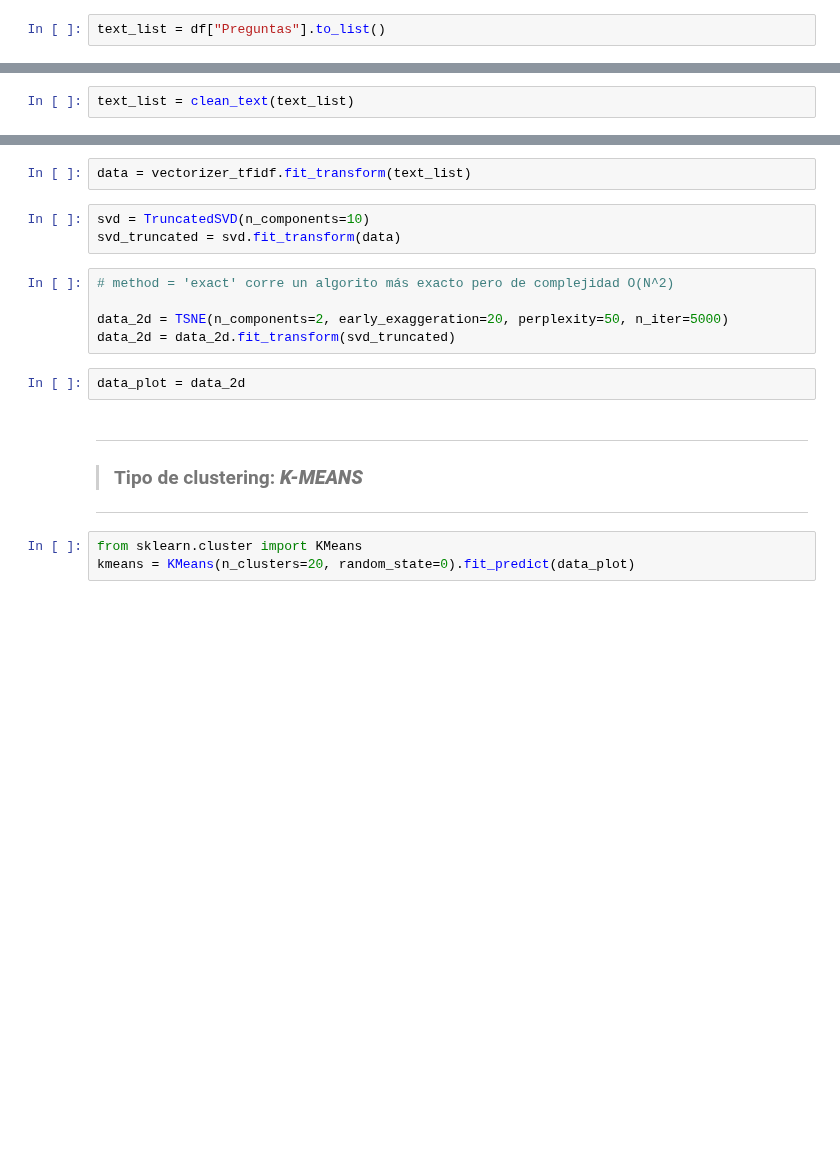
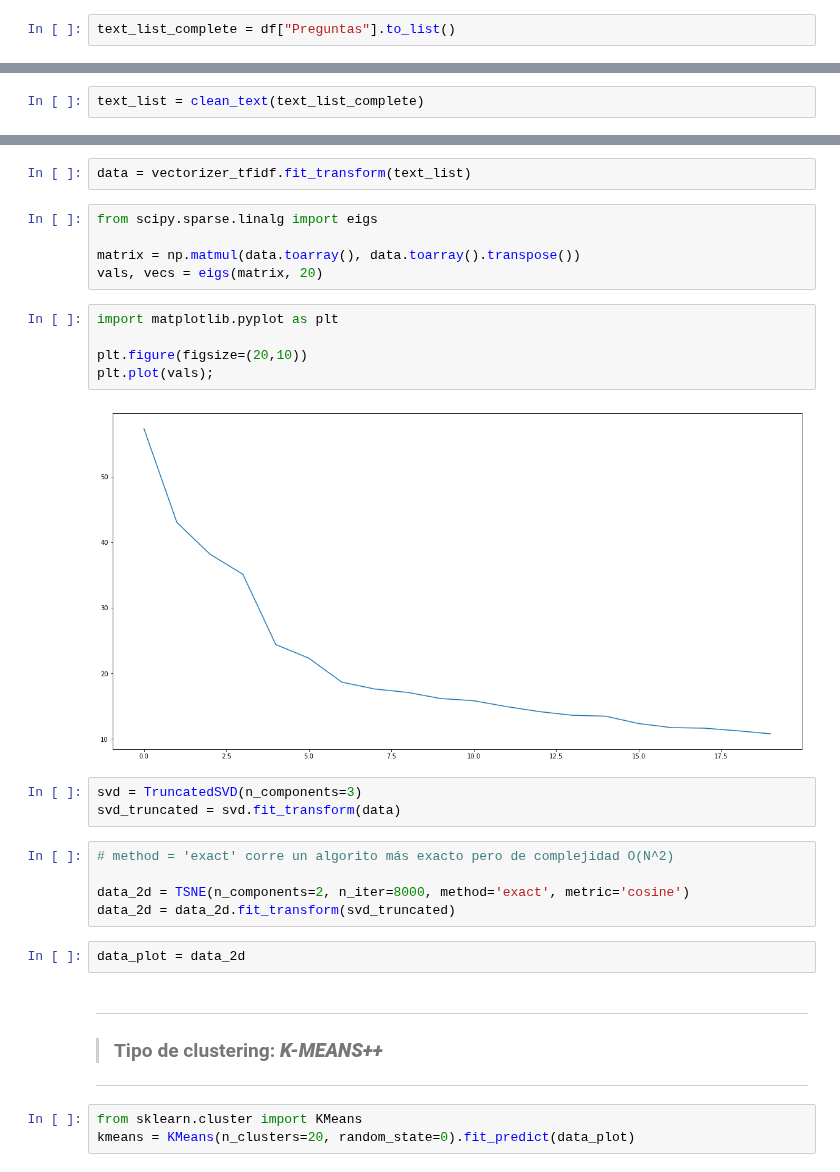
Before and after one commit to Nicobugliot/Clustering, a Jupyter notebook: clustering_cognitiva.ipynb, the cells around one changed output, grey strips where cells are left out. Saved outputs shown, nothing was run; the diff lists cells and outputs as text; blank space fills up the shorter version.

```diff
--- a/clustering_cognitiva.ipynb
+++ b/clustering_cognitiva.ipynb
@@ -7,4 +9,4 @@ from sklearn.decomposition import TruncatedSVD
 # %%
 df = pd.read_csv("logs_limpios.csv")
 # %%
-text_list = df["Preguntas"].to_list()
+text_list_complete = df["Preguntas"].to_list()
@@ -28,7 +72,7 @@ def clean_text(text_list):
         text_list[i] = text
     return text_list
 # %%
-text_list = clean_text(text_list)
+text_list = clean_text(text_list_complete)
 # %% [markdown]
 ---
 > ### 2: ***Vectorizar el texto utilizando Tf-idf (TfidfVectorizer) o BOW (CountVectorizer)***
@@ -40,19 +84,31 @@ vectorizer_tfidf = TfidfVectorizer()
 vectorizer_bow = CountVectorizer()
 # %%
 data = vectorizer_tfidf.fit_transform(text_list)
+# %%
+from scipy.sparse.linalg import eigs
+
+matrix = np.matmul(data.toarray(), data.toarray().transpose())
+vals, vecs = eigs(matrix, 20)
+# %%
+import matplotlib.pyplot as plt
+
+plt.figure(figsize=(20,10))
+plt.plot(vals);
+# %% [output]
+[figure, added]
 # %%
-svd = TruncatedSVD(n_components=10)
+svd = TruncatedSVD(n_components=3)
 svd_truncated = svd.fit_transform(data)
 # %%
 # method = 'exact' corre un algorito más exacto pero de complejidad O(N^2)
 
-data_2d = TSNE(n_components=2, early_exaggeration=20, perplexity=50, n_iter=5000)
+data_2d = TSNE(n_components=2, n_iter=8000, method='exact', metric='cosine')
 data_2d = data_2d.fit_transform(svd_truncated)
 # %%
 data_plot = data_2d
 # %% [markdown]
 ---
-> ### Tipo de clustering: ***K-MEANS***
+> ### Tipo de clustering: ***K-MEANS++***
 ---
 # %%
 from sklearn.cluster import KMeans
```
Also changed, not shown: parts of 11 cells of this notebook.
